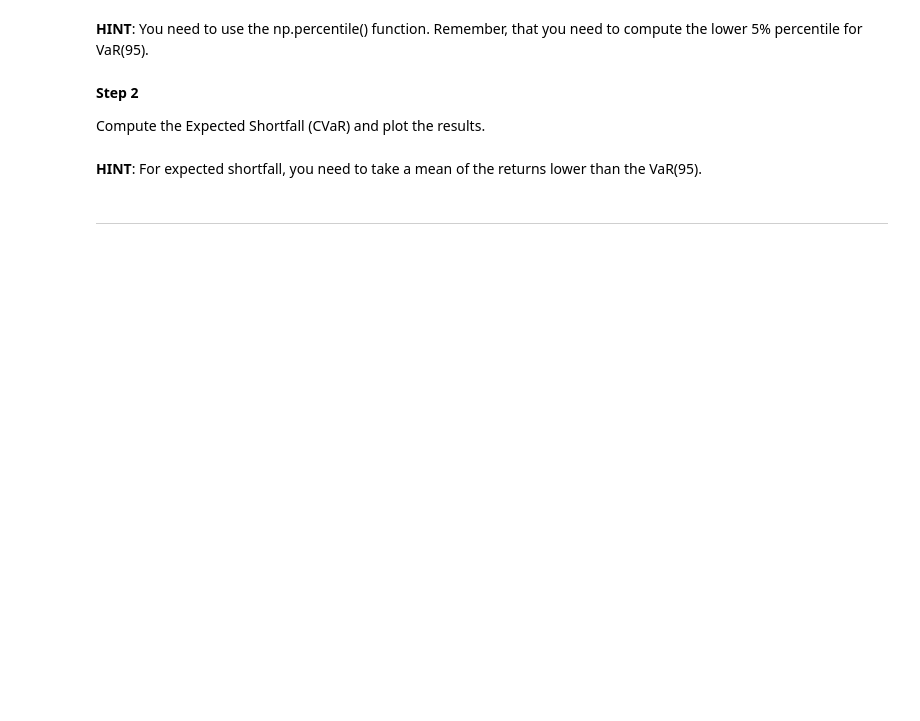
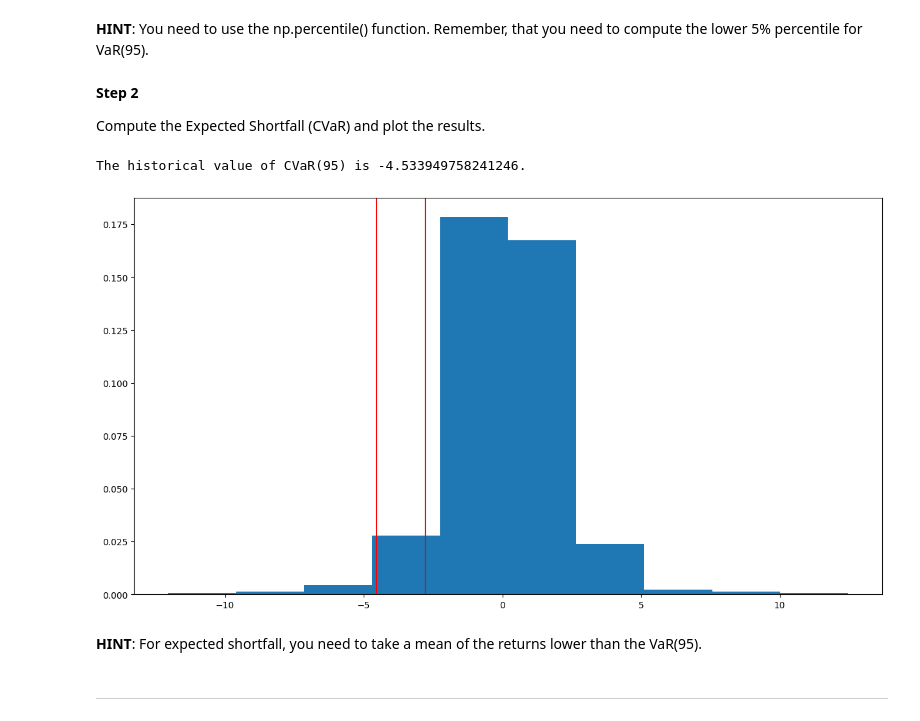
Before and after one commit to abhi647/Value-at-risk-Monte-Carlo, a Jupyter notebook: Monte-Carlo Simulations to compute VaR and Expected Shortfall-Files/VaR_CVaR_MonteCarlo.ipynb, the cells around one changed output. Cells and saved outputs as stored; diff of their text form; code cells hidden in the pictures; blank space fills up the shorter version.

```diff
--- a/Monte-Carlo Simulations to compute VaR and Expected Shortfall-Files/EPAT_Guided_Mini_Project_01.ipynb
+++ b/Monte-Carlo Simulations to compute VaR and Expected Shortfall-Files/VaR_CVaR_MonteCarlo.ipynb
@@ -245,15 +254,22 @@ var_level = 95
 Compute the Expected Shortfall (CVaR) and plot the results.
 # %%
 # Compute and print the expected shortfall
-
-
-# Sort the returns for plotting
-
+cvar=rets_percentage[rets_percentage<var].mean()
+print(f"The historical value of CVaR(95) is {cvar}.")
 
 # Plot the probability of each sorted return quantile
+plt.hist(sorted_returns,density=True,stacked=True)
 
 
 # Draw vertical lines in the plot for the VaR 95 and CVaR quantiles
+plt.axvline(x=var,color='red',linestyle='-',
+            label="VaR_95")
+plt.axvline(x=cvar,color='red',linestyle='-',
+            label="CVaR_95")
+plt.show()
+# %% [output]
+The historical value of CVaR(95) is -4.533949758241246.
+[figure, added]
 # %% [markdown]
 **HINT**: For expected shortfall, you need to take a mean of the returns lower than the VaR(95).
 # %% [markdown]
```
Also changed, not shown: parts of 13 cells of this notebook, 2 other files.
